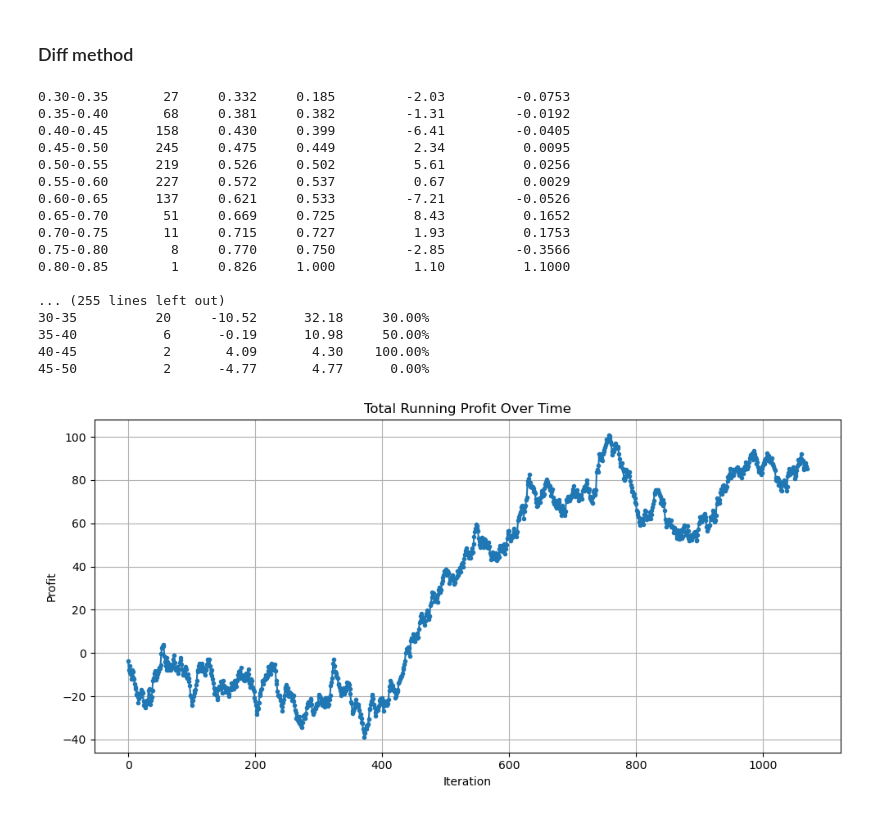
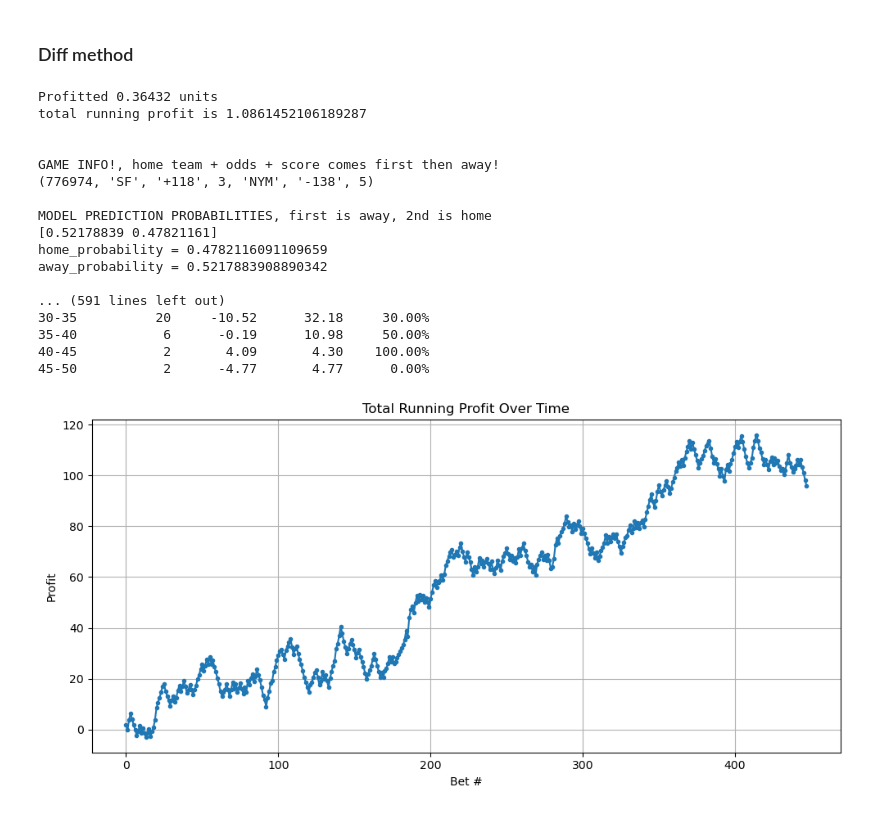
Before and after one commit to tathreya/MLB-Game-Prediction, a Jupyter notebook: src/modelDevelopment/training/model.ipynb, the cells around one changed output. Cells and saved outputs as stored; diff of their text form; code cells hidden in the pictures.

```diff
--- a/src/modelDevelopment/training/model.ipynb
+++ b/src/modelDevelopment/training/model.ipynb
@@ -60,6 +60,8 @@ def confidence_bin_analysis(y_true, y_proba, n_bins=10, model_name=""):
     plt.tight_layout()
     plt.show()
 # %%
+import torch._dynamo
+torch._dynamo.disable()
 try:
     from pytorch_tabnet.tab_model import TabNetClassifier
     HAS_TABNET = True
@@ -158,8 +160,8 @@ def print_metrics(name, y_true, y_pred):
 model_configs = {
     "logistic_regression": (LogisticRegression(max_iter=1000), True),
     "xgboost": (XGBClassifier(eval_metric='logloss'), False),
-    "gradient_boosting": (HistGradientBoostingClassifier(max_iter=200, random_state=42), True),
-    "random_forest": (RandomForestClassifier(n_estimators=100, random_state=42), True),
+    "gradient_boosting": (HistGradientBoostingClassifier(max_iter=200, random_state=42), False),
+    "random_forest": (RandomForestClassifier(n_estimators=100, random_state=42), False),
     "svm": (SVC(kernel='rbf', probability=True), True)
 }
 
@@ -172,9 +174,12 @@ for name, (model, use_scaling) in model_configs.items():
     fpr, tpr, _ = roc_curve(Y_test, y_proba)
     roc_curves[name] = (fpr, tpr)
     auc_scores[name] = roc_auc
-    all_probas[name] = y_proba  # <-- save y_proba
-    with open(f"training/model_files/{name}_model_{feature_method}.pkl", "wb") as f:
-        pickle.dump(model, f)
+    all_probas[name] = y_proba
+    if name == "xgboost":
+        model.save_model(f"training/model_files/{name}_model_{feature_method}.json")
+    else:
+        with open(f"training/model_files/{name}_model_{feature_method}.pkl", "wb") as f:
+            pickle.dump(model, f)
 
 class MLP(nn.Module):
     def __init__(self, input_size):
@@ -407,6 +411,14 @@ import matplotlib.pyplot as plt
 import re
 import pickle
 
+import warnings
+
+# Suppress only the "X does not have valid feature names" warning
+warnings.filterwarnings(
+    "ignore",
+    message="X does not have valid feature names, but .* was fitted with feature names"
+)
+
 # Tanay's directory
 os.chdir("/Users/admin/Purdue + CS/MLB-AI-Betting/src/modelDevelopment")
 
@@ -415,7 +427,7 @@ os.chdir("/Users/admin/Purdue + CS/MLB-AI-Betting/src/modelDevelopment")
 
 from evaluating.testOnCurrentSeason import main_evaluate
 
-feature_method = "raw"
+feature_method = "diff"
 
 for model in ["logistic_regression", "gradient_boosting", "random_forest", "svm", "xgboost", "mlp", "deep_mlp", "tabnet"]:
     main_evaluate(model, feature_method)
@@ -463,25 +475,25 @@ ROI: -5.65%
 # %%
 for model in ["logistic_regression", "gradient_boosting", "random_forest", "svm", "xgboost", "mlp", "deep_mlp", "tabnet"]:
     with open(f"evaluation_logs/testingOnCurrentSeason_{model}_diff.log", "r") as f:
-        last_lines = f.readlines()[-33:]
+        last_lines = f.readlines()[-75:]
         for line in last_lines:
             print(line.strip())
 
         print()
 # %% [output]
-0.30-0.35       27     0.332     0.185         -2.03         -0.0753
-0.35-0.40       68     0.381     0.382         -1.31         -0.0192
-0.40-0.45      158     0.430     0.399         -6.41         -0.0405
-0.45-0.50      245     0.475     0.449          2.34          0.0095
-0.50-0.55      219     0.526     0.502          5.61          0.0256
-0.55-0.60      227     0.572     0.537          0.67          0.0029
-0.60-0.65      137     0.621     0.533         -7.21         -0.0526
-0.65-0.70       51     0.669     0.725          8.43          0.1652
-0.70-0.75       11     0.715     0.727          1.93          0.1753
-0.75-0.80        8     0.770     0.750         -2.85         -0.3566
-0.80-0.85        1     0.826     1.000          1.10          1.1000
+Profitted 0.36432 units
+total running profit is 1.0861452106189287
 
-... (255 lines left out)
+
+GAME INFO!, home team + odds + score comes first then away!
+(776974, 'SF', '+118', 3, 'NYM', '-138', 5)
+
+MODEL PREDICTION PROBABILITIES, first is away, 2nd is home
+[0.52178839 0.47821161]
+home_probability = 0.4782116091109659
+away_probability = 0.5217883908890342
+
+... (591 lines left out)
 30-35          20     -10.52      32.18     30.00%
 35-40           6      -0.19      10.98     50.00%
 40-45           2       4.09       4.30    100.00%
@@ -489,23 +501,23 @@ for model in ["logistic_regression", "gradient_boosting", "random_forest", "svm"
 # %%
 import re
 import matplotlib.pyplot as plt
 
 profit_values = []
 
 with open("evaluation_logs/testingOnCurrentSeason_xgboost_diff.log", "r") as f:
     for line in f:
         match = re.search(r"total running profit is ([\-0-9.]+)", line)
         if match:
             profit = float(match.group(1))
             profit_values.append(profit)
 
 plt.figure(figsize=(10, 5))
 plt.plot(profit_values, marker='.')
 plt.title("Total Running Profit Over Time")
-plt.xlabel("Iteration")
+plt.xlabel("Bet #")
 plt.ylabel("Profit")
 plt.grid(True)
 plt.tight_layout()
 plt.show()
 # %% [output]
-[figure, old version]
+[figure, new version]
```
Also changed, not shown: parts of 1 cell of this notebook, 46 other files.
